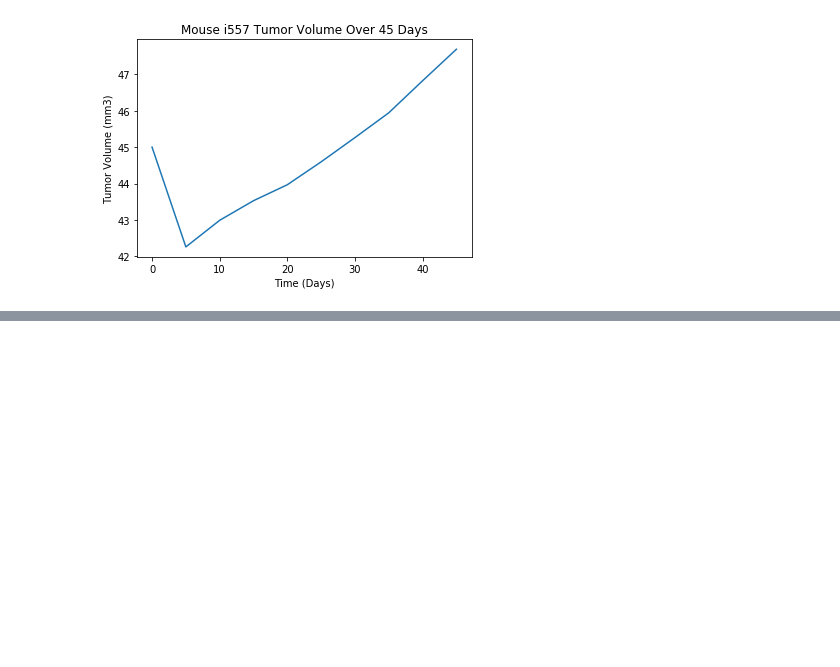
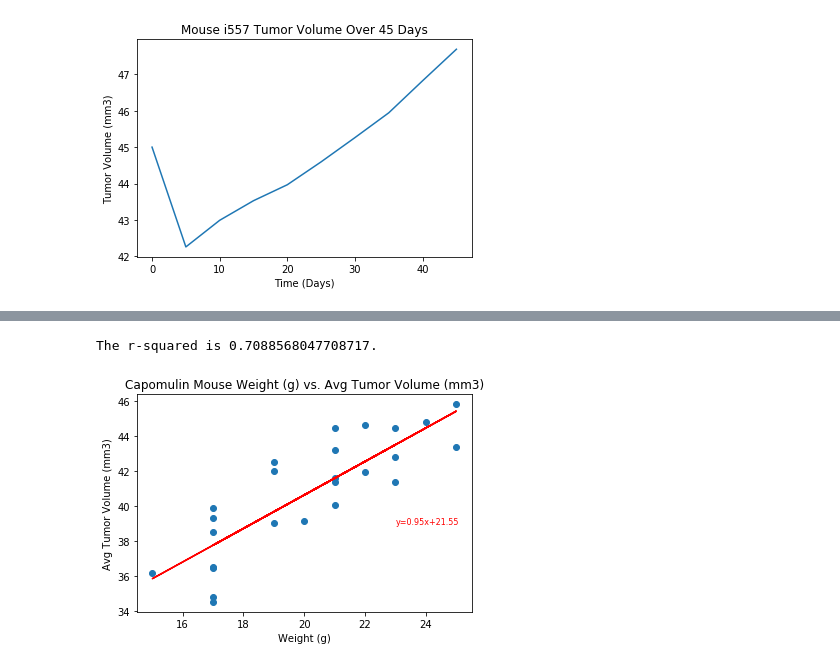
Before and after one commit to brooketantillo/matplotlib-challenge, a Jupyter notebook: pymaceuticals_starter - edited.ipynb, the cells around one changed output, grey strips where cells are left out. Drawn from its saved outputs; the diff is of its cells as text; code cells hidden in the pictures; blank space fills up the shorter version.

```diff
--- a/pymaceuticals_starter - edited.ipynb
+++ b/pymaceuticals_starter - edited.ipynb
@@ -282,0 +290,34 @@ plt.show()
+# %%
+# Calculate the correlation coefficient and linear regression model for mouse weight and average tumor volume for the Capomulin regimen
+
+
+x_values = capomulin_mean["Weight (g)"]
+y_values = capomulin_mean["Tumor Volume (mm3)"]
+
+# define values with linear regression
+(slope, intercept, rvalue, pvalue, stderr) = linregress(x_values, y_values)
+
+# calculate regress values
+regress_values = x_values * slope + intercept
+
+# compose the equation of the best fit line
+line_eq = "y=" + str(round(slope,2)) + "x+" + str(round(intercept,2))
+
+# plot the data for the average tumor volume and weight and apply the best fit line
+plt.scatter(x_values,y_values)
+plt.plot(x_values,regress_values,"r-")
+
+# add the best fit line
+plt.annotate(line_eq,(23,39), fontsize=8, color="red")
+
+# add axes labels and title
+plt.xlabel("Weight (g)")
+plt.ylabel("Avg Tumor Volume (mm3)")
+plt.title("Capomulin Mouse Weight (g) vs. Avg Tumor Volume (mm3)")
+
+# calculate the r-squared value and print
+r_squared = rvalue**2
+print(f"The r-squared is {r_squared}.")
+# %% [output]
+The r-squared is 0.7088568047708717.
+[figure, added]
```
Also changed, not shown: parts of 5 cells of this notebook, 1 other file.
